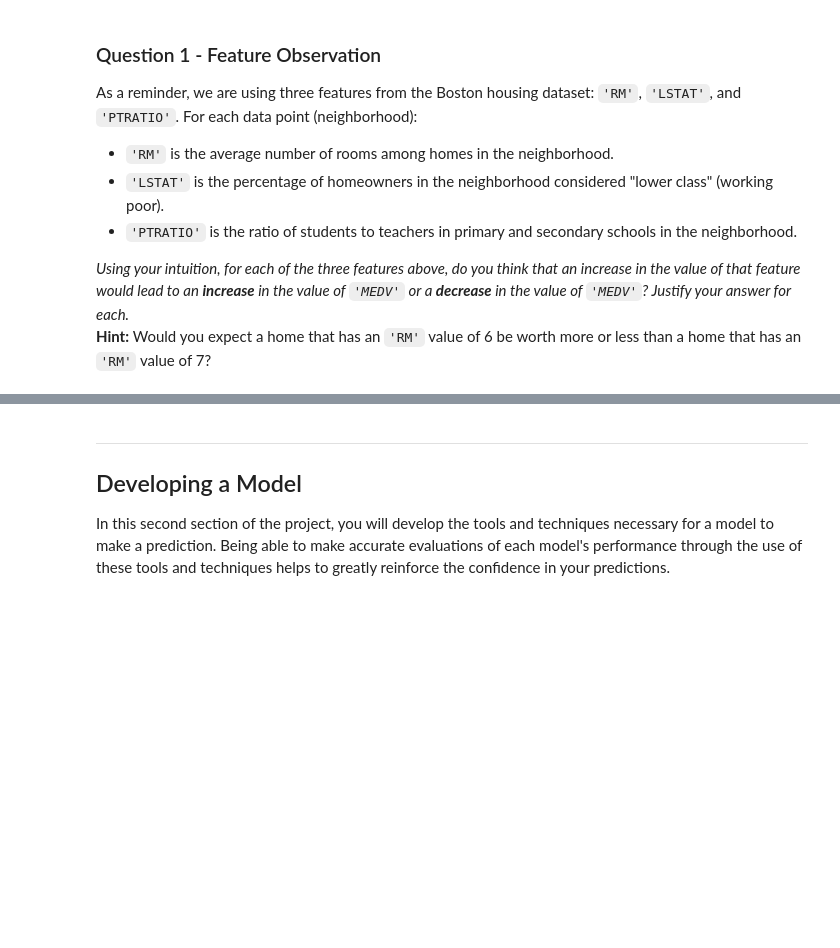
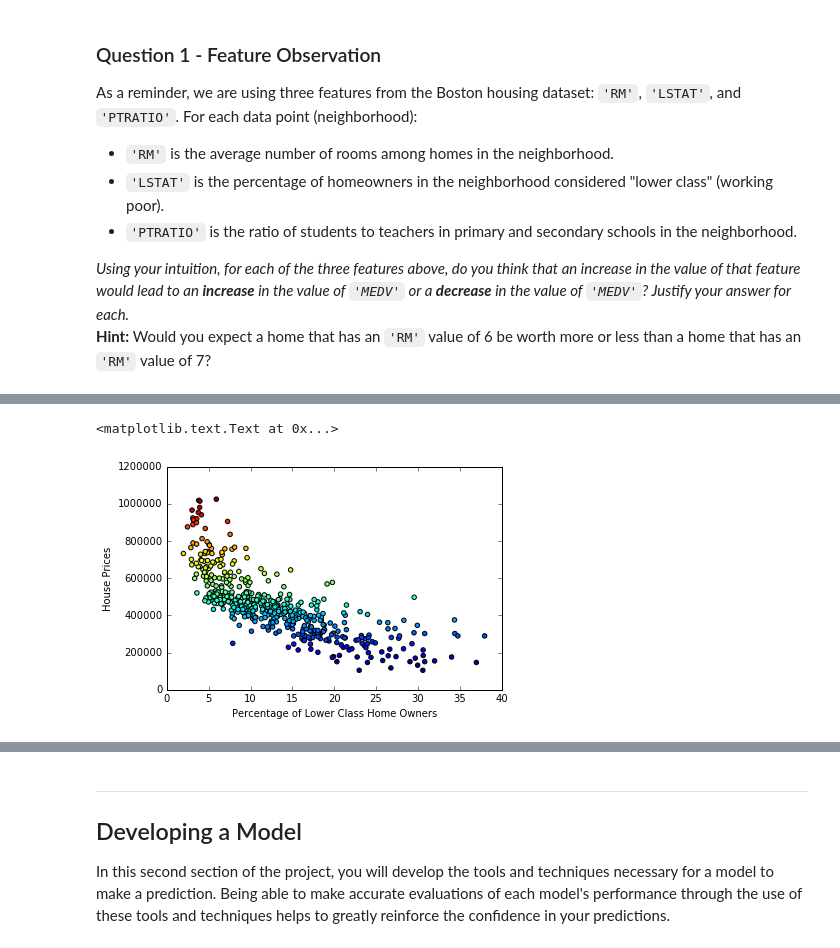
Before and after one commit to bhaskarjitsarmah/boston_housing, a Jupyter notebook: boston_housing.ipynb, the cells around one changed output, grey strips where cells are left out. Saved outputs shown, nothing was run; the diff lists cells and outputs as text; code cells hidden in the pictures; blank space fills up the shorter version.

```diff
--- a/boston_housing.ipynb
+++ b/boston_housing.ipynb
@@ -101,0 +112,8 @@ _Using your intuition, for each of the three features above, do you think that a
+# %%
+lstat = data['LSTAT']
+plt.scatter(lstat, prices, c=prices)
+plt.xlabel("Percentage of Lower Class Home Owners")
+plt.ylabel("House Prices")
+# %% [output]
+<matplotlib.text.Text at 0x...>
+[figure, added]
```
Also changed, not shown: parts of 16 cells of this notebook.
